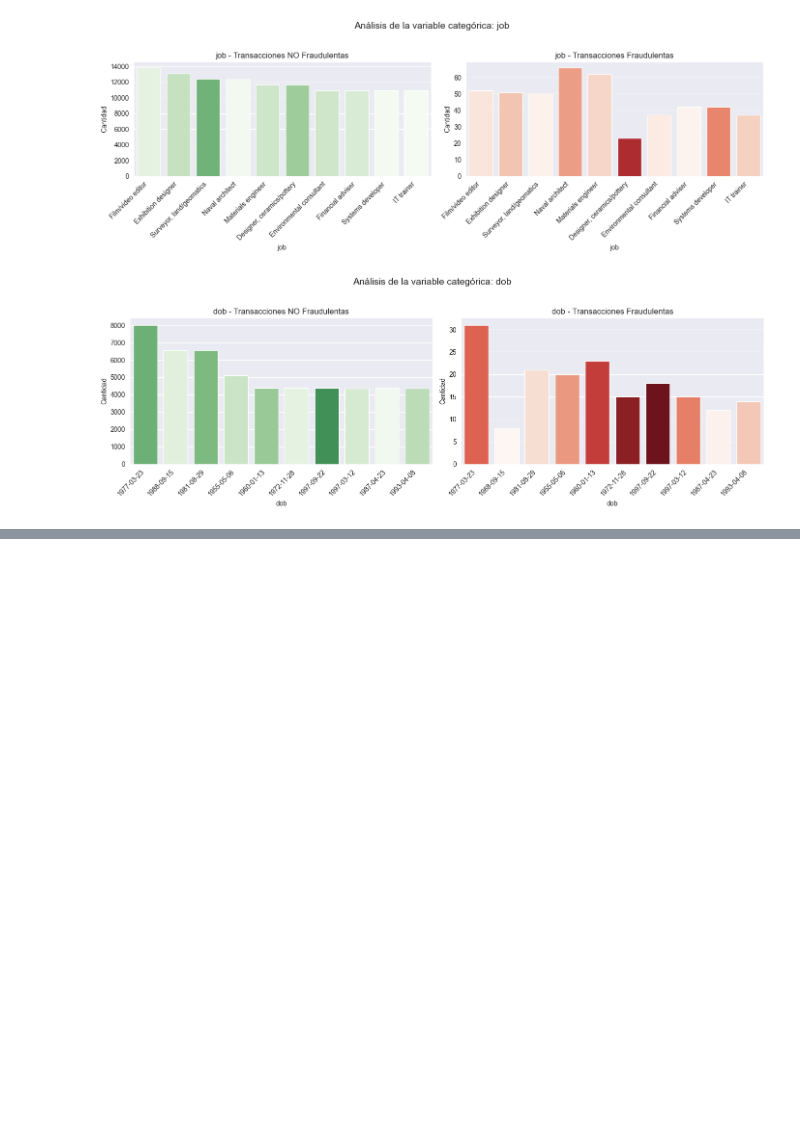
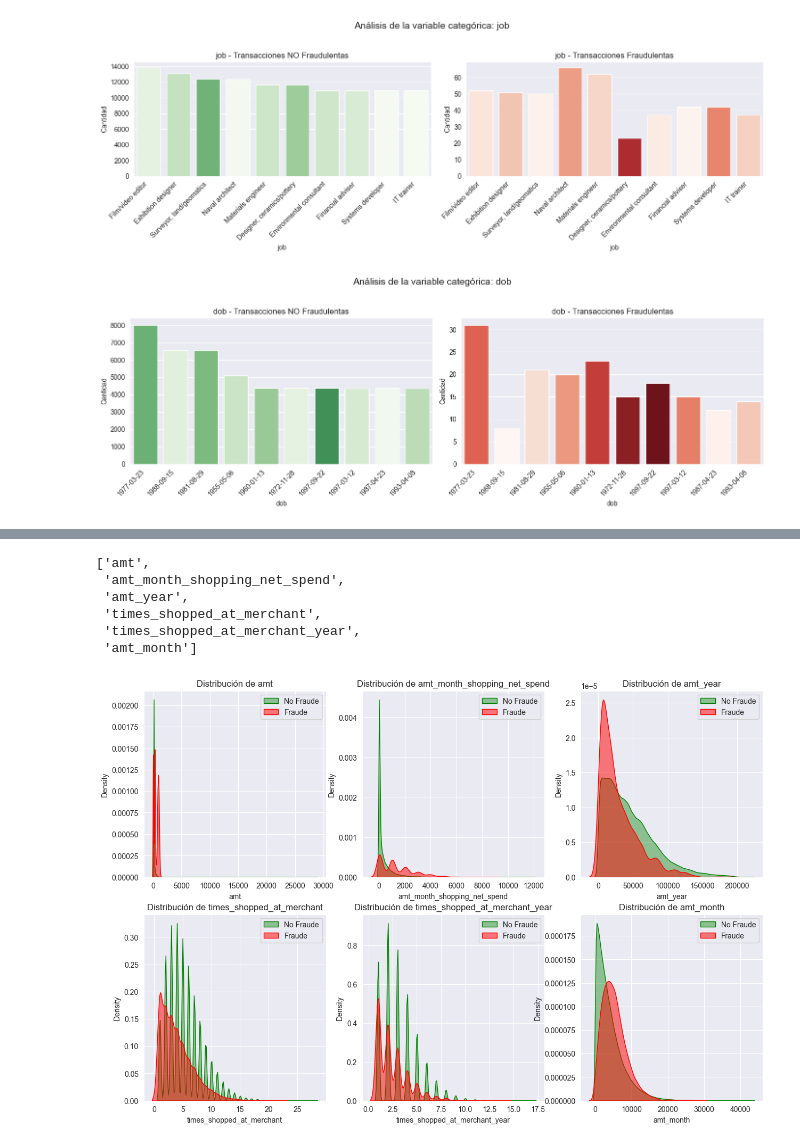
Before and after one commit to markalbrand56/SDS-Proyecto-1, a Jupyter notebook: main.ipynb, the cells around one changed output, grey strips where cells are left out. Cells and saved outputs as stored; diff of their text form; code cells hidden in the pictures; blank space fills up the shorter version.

```diff
--- a/main.ipynb
+++ b/main.ipynb
@@ -222,0 +270,22 @@ for var in categorical:
+# %%
+top_numeric_vars = is_fraud_corr.drop('is_fraud').abs().sort_values(ascending=False).head(6).index.tolist()
+top_numeric_vars
+# %% [output]
+['amt',
+ 'amt_month_shopping_net_spend',
+ 'amt_year',
+ 'times_shopped_at_merchant',
+ 'times_shopped_at_merchant_year',
+ 'amt_month']
+# %%
+plt.figure(figsize=(15, 10))
+for i, col in enumerate(top_numeric_vars):
+    plt.subplot(2, 3, i+1)
+    sns.kdeplot(data=dataset[dataset['is_fraud'] == 0], x=col, fill=True, label='No Fraude', color='green', alpha=0.4)
+    sns.kdeplot(data=dataset[dataset['is_fraud'] == 1], x=col, fill=True, label='Fraude', color='red', alpha=0.5)
+    plt.title(f'Distribución de {col}')
+    plt.legend()
+
+plt.show()
+# %% [output]
+[figure, added]
```
Also changed, not shown: parts of 7 cells of this notebook.
